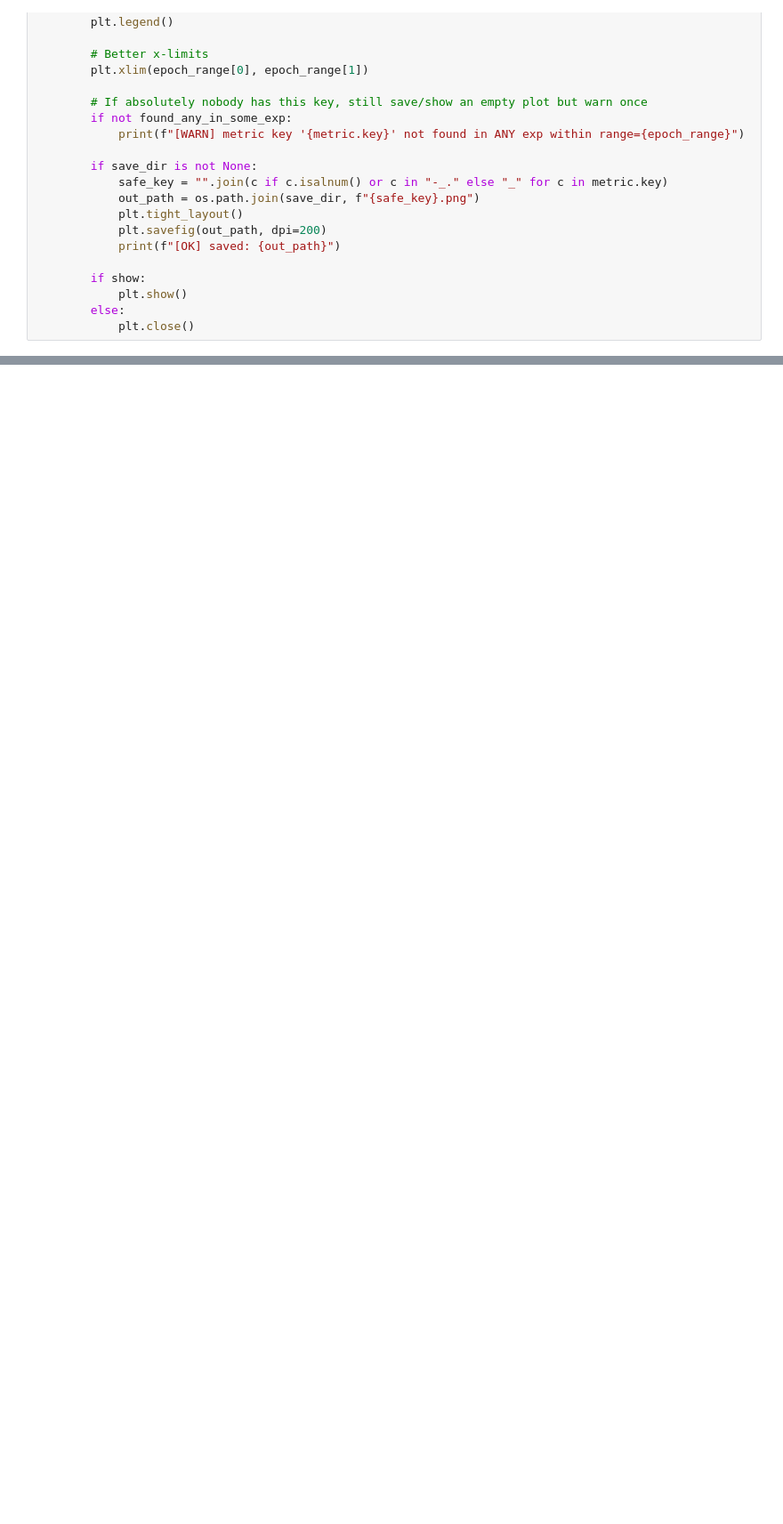
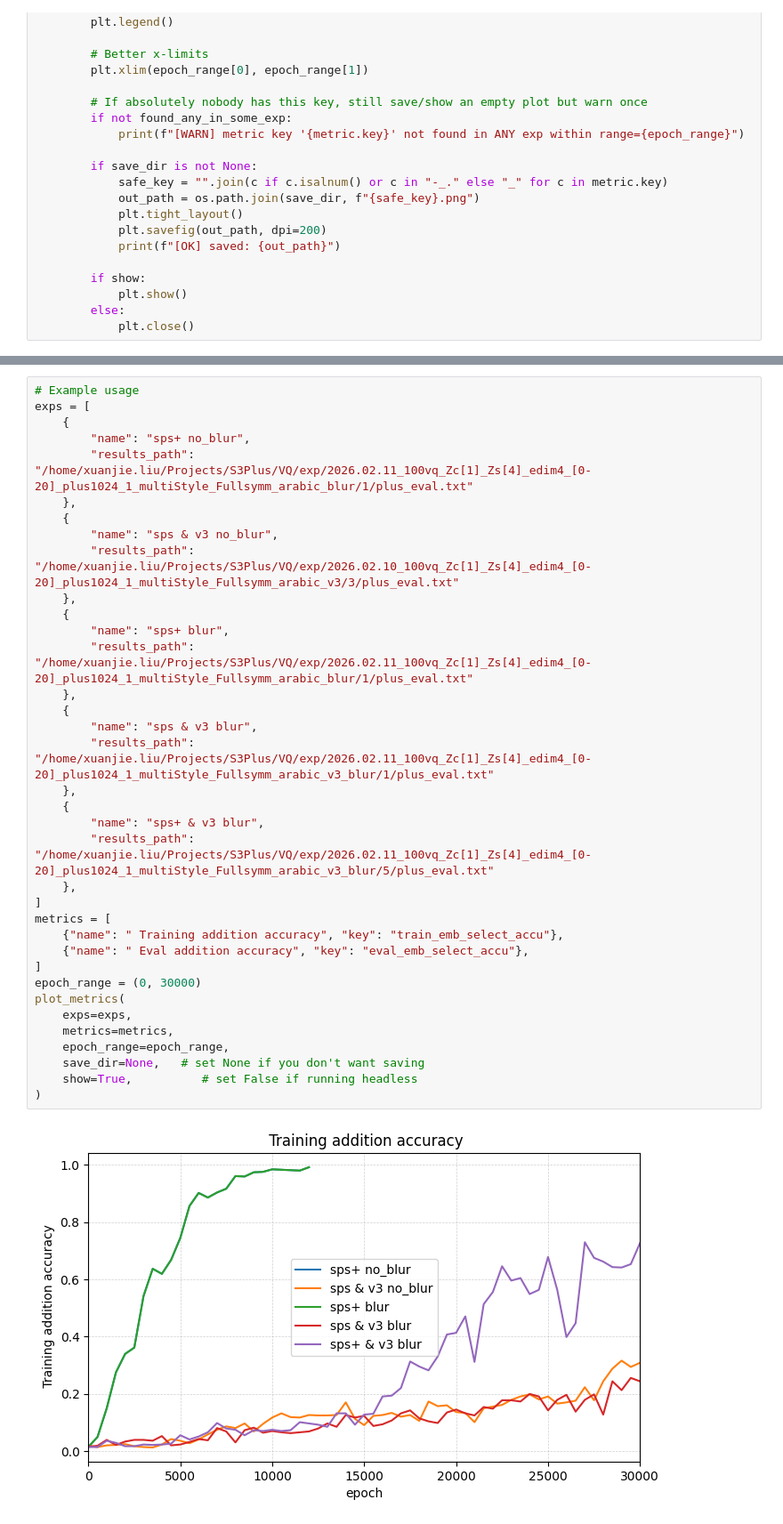
Before and after one commit to XuanjieLiu/S3Plus, a Jupyter notebook: VQ/plots/compare_record.ipynb, the cells around one changed output, grey strips where cells are left out. Shown at 89% size. Cells and saved outputs as stored; diff of their text form; blank space fills up the shorter version.

```diff
--- a/VQ/plots/compare_record.ipynb
+++ b/VQ/plots/compare_record.ipynb
@@ -210,0 +219,38 @@ plot_metrics(
+# %%
+# Example usage
+exps = [
+    {
+        "name": "sps+ no_blur",
+        "results_path": "/home/xuanjie.liu/Projects/S3Plus/VQ/exp/2026.02.11_100vq_Zc[1]_Zs[4]_edim4_[0-20]_plus1024_1_multiStyle_Fullsymm_arabic_blur/1/plus_eval.txt"
+    },
+    {
+        "name": "sps & v3 no_blur",
+        "results_path": "/home/xuanjie.liu/Projects/S3Plus/VQ/exp/2026.02.10_100vq_Zc[1]_Zs[4]_edim4_[0-20]_plus1024_1_multiStyle_Fullsymm_arabic_v3/3/plus_eval.txt"
+    },
+    {
+        "name": "sps+ blur",
+        "results_path": "/home/xuanjie.liu/Projects/S3Plus/VQ/exp/2026.02.11_100vq_Zc[1]_Zs[4]_edim4_[0-20]_plus1024_1_multiStyle_Fullsymm_arabic_blur/1/plus_eval.txt"
+    },
+    {
+        "name": "sps & v3 blur",
+        "results_path": "/home/xuanjie.liu/Projects/S3Plus/VQ/exp/2026.02.11_100vq_Zc[1]_Zs[4]_edim4_[0-20]_plus1024_1_multiStyle_Fullsymm_arabic_v3_blur/1/plus_eval.txt"
+    },
+    {
+        "name": "sps+ & v3 blur",
+        "results_path": "/home/xuanjie.liu/Projects/S3Plus/VQ/exp/2026.02.11_100vq_Zc[1]_Zs[4]_edim4_[0-20]_plus1024_1_multiStyle_Fullsymm_arabic_v3_blur/5/plus_eval.txt"
+    },
+]
+metrics = [
+    {"name": " Training addition accuracy", "key": "train_emb_select_accu"},
+    {"name": " Eval addition accuracy", "key": "eval_emb_select_accu"},
+]
+epoch_range = (0, 30000)
+plot_metrics(
+    exps=exps,
+    metrics=metrics,
+    epoch_range=epoch_range,
+    save_dir=None,   # set None if you don't want saving
+    show=True,          # set False if running headless
+)
+# %% [output]
+[figure, added]
```
Also changed, not shown: parts of 4 cells of this notebook, 4 other files.
